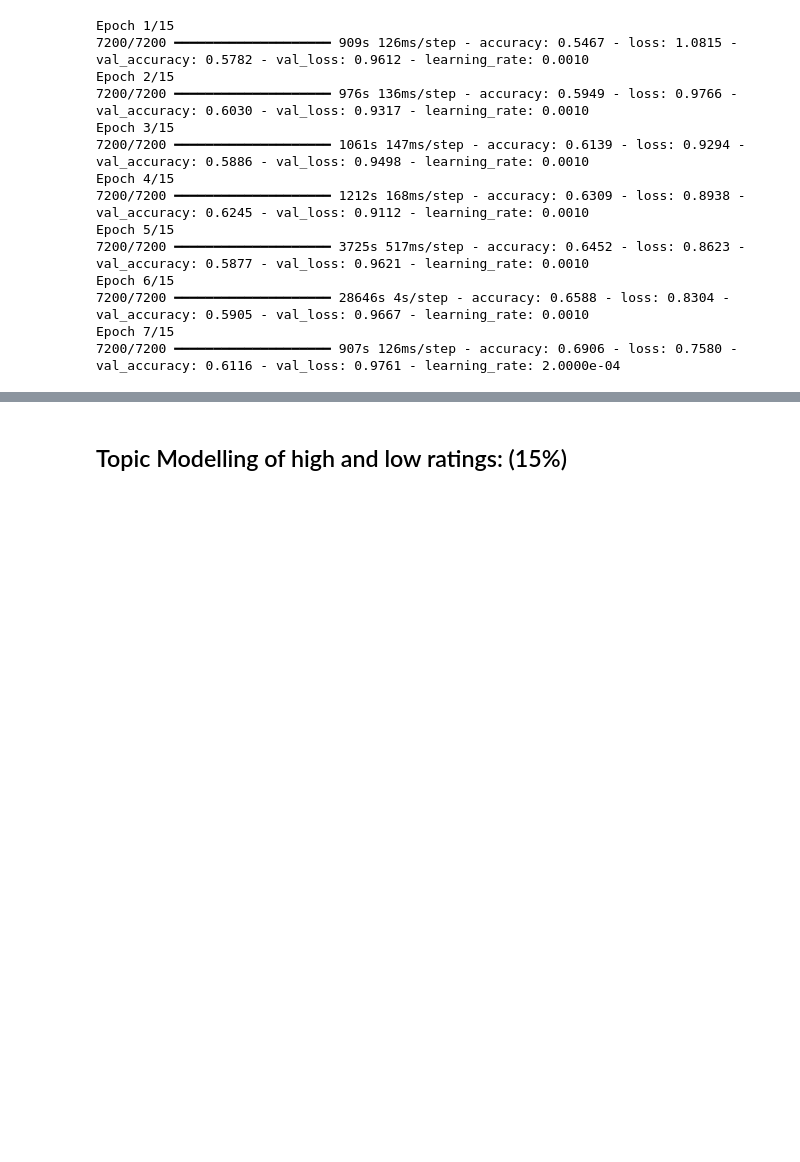
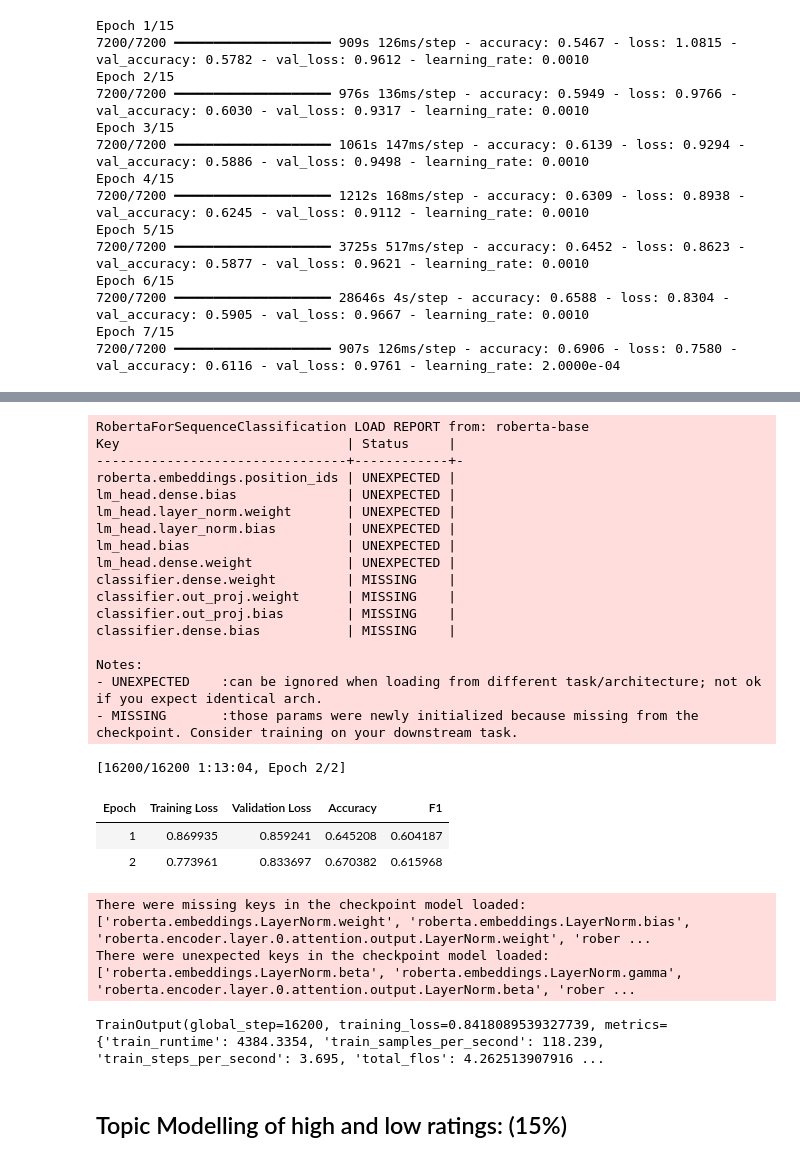
Before and after one commit to mf2056/F20AA_CW2, a Jupyter notebook: CW2_(Google_Maps).ipynb, the cells around one changed output, grey strips where cells are left out. Saved outputs shown, nothing was run; the diff lists cells and outputs as text; code cells hidden in the pictures; blank space fills up the shorter version.

```diff
--- a/CW2_(Google_Maps).ipynb
+++ b/CW2_(Google_Maps).ipynb
@@ -948,3 +1120,67 @@ Epoch 7/15
+# %%
+model_name = "roberta-base"
+max_len = 160
+
+tokenizer = AutoTokenizer.from_pretrained(model_name)
+dataset_tokenized = dataset.map(tokenize, batched=True)
+
+dataset_tokenized.set_format(
+    type="torch",
+    columns=["input_ids", "attention_mask", "labels"]
+)
+
+model = AutoModelForSequenceClassification.from_pretrained(
+    model_name,
+    num_labels=5
+).to(device)
+
+training_args = TrainingArguments(
+    output_dir="./roberta",
+    num_train_epochs=2,
+    per_device_train_batch_size=32,
+    eval_strategy="epoch",
+    save_strategy="epoch",
+    learning_rate=2e-5,
+    weight_decay=0.01,
+    fp16=True,
+    load_best_model_at_end=True,
+    report_to="none"
+)
+
+trainer = WeightedTrainer(
+    model=model,
+    args=training_args,
+    train_dataset=dataset_tokenized["train"],
+    eval_dataset=dataset_tokenized["test"],
+    compute_metrics=compute_metrics
+)
+
+trainer.train()
+# %% [output]
+RobertaForSequenceClassification LOAD REPORT from: roberta-base
+Key                             | Status     |
+--------------------------------+------------+-
+roberta.embeddings.position_ids | UNEXPECTED |
+lm_head.dense.bias              | UNEXPECTED |
+lm_head.layer_norm.weight       | UNEXPECTED |
+lm_head.layer_norm.bias         | UNEXPECTED |
+lm_head.bias                    | UNEXPECTED |
+lm_head.dense.weight            | UNEXPECTED |
+classifier.dense.weight         | MISSING    |
+classifier.out_proj.weight      | MISSING    |
+classifier.out_proj.bias        | MISSING    |
+classifier.dense.bias           | MISSING    |
+
+Notes:
+- UNEXPECTED    :can be ignored when loading from different task/architecture; not ok if you expect identical arch.
+- MISSING       :those params were newly initialized because missing from the checkpoint. Consider training on your downstream task.
+[16200/16200 1:13:04, Epoch 2/2]
+| Epoch | Training Loss | Validation Loss | Accuracy | F1 |
+| 1 | 0.869935 | 0.859241 | 0.645208 | 0.604187 |
+| 2 | 0.773961 | 0.833697 | 0.670382 | 0.615968 |
+There were missing keys in the checkpoint model loaded: ['roberta.embeddings.LayerNorm.weight', 'roberta.embeddings.LayerNorm.bias', 'roberta.encoder.layer.0.attention.output.LayerNorm.weight', 'rober ...
+There were unexpected keys in the checkpoint model loaded: ['roberta.embeddings.LayerNorm.beta', 'roberta.embeddings.LayerNorm.gamma', 'roberta.encoder.layer.0.attention.output.LayerNorm.beta', 'rober ...
+TrainOutput(global_step=16200, training_loss=0.8418089539327739, metrics={'train_runtime': 4384.3354, 'train_samples_per_second': 118.239, 'train_steps_per_second': 3.695, 'total_flos': 4.262513907916 ...
 # %% [markdown]
 ## Topic Modelling of high and low ratings: (15%)
 # %% [markdown]
```
Also changed, not shown: parts of 9 cells of this notebook.
